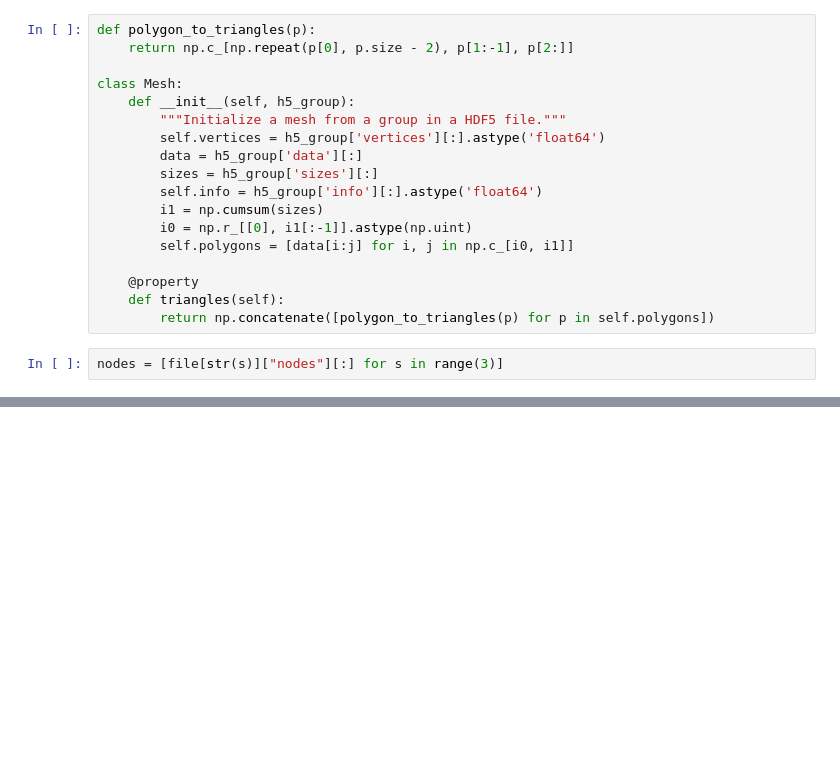
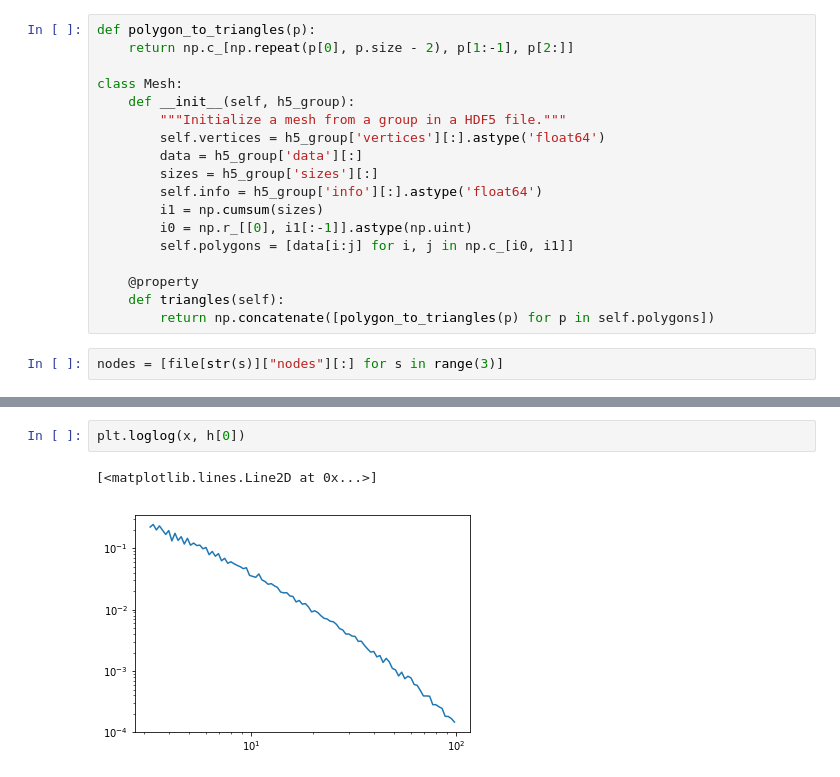
Before and after one commit to jhidding/adhesion-code, a Jupyter notebook: notebooks/Reading_HDF5.ipynb, the cells around one changed output, grey strips where cells are left out. Drawn from its saved outputs; the diff is of its cells as text; blank space fills up the shorter version.

```diff
--- a/notebooks/Reading_HDF5.ipynb
+++ b/notebooks/Reading_HDF5.ipynb
@@ -55,0 +62,5 @@ fig.savefig('masses.png', bbox_inches='tight')
+# %%
+plt.loglog(x, h[0])
+# %% [output]
+[<matplotlib.lines.Line2D at 0x...>]
+[figure, added]
```
Also changed, not shown: parts of 5 cells of this notebook, 16 other files.
